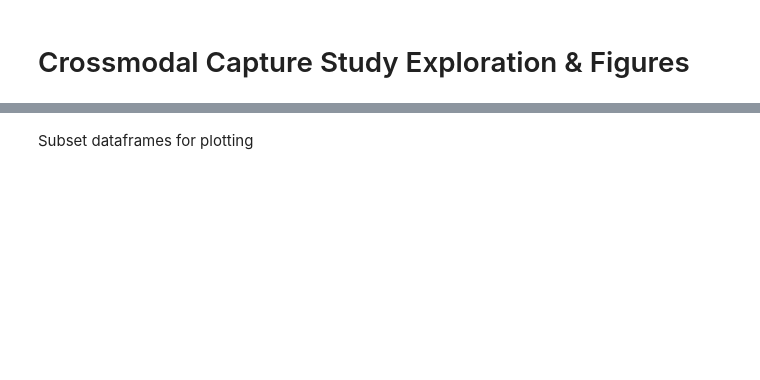
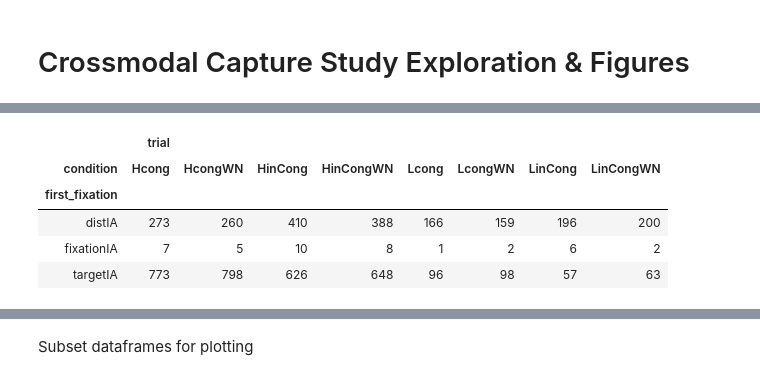
Before and after one commit to sheaduarte/PSC-290-Python-Final-Project, a Jupyter notebook: duarte/notebooks/Duarte_MSD_Exploration_and_Figures.ipynb, the cells around one changed output, grey strips where cells are left out. Cells and saved outputs as stored; diff of their text form; code cells hidden in the pictures; blank space fills up the shorter version.

```diff
--- a/duarte/notebooks/Duarte_MSD_Exploration_and_Figures.ipynb
+++ b/duarte/notebooks/Duarte_MSD_Exploration_and_Figures.ipynb
@@ -39,0 +66,13 @@ rtViolin = ah.violin(df = MSD, x = 'condition', y= 'reaction_time', z = 'sound_t
+# %%
+#calculate proportion of first fixations to each location
+MSD_firstfixDF = MSD[['trial','condition','first_fixation']]
+MSD_firstfixDFCounts = MSD_firstfixDF.groupby(['first_fixation','condition']).count()
+MSD_firstfixDFCounts = MSD_firstfixDFCounts.unstack()
+MSD_firstfixDFCounts
+# %% [output]
+|  | trial |  |  |  |  |  |  |  |
+| condition | Hcong | HcongWN | HinCong | HinCongWN | Lcong | LcongWN | LinCong | LinCongWN |
+| first_fixation |  |  |  |  |  |  |  |  |
+| distIA | 273 | 260 | 410 | 388 | 166 | 159 | 196 | 200 |
+| fixationIA | 7 | 5 | 10 | 8 | 1 | 2 | 6 | 2 |
+| targetIA | 773 | 798 | 626 | 648 | 96 | 98 | 57 | 63 |
```
Also changed, not shown: parts of 14 cells of this notebook, 8 other files.
